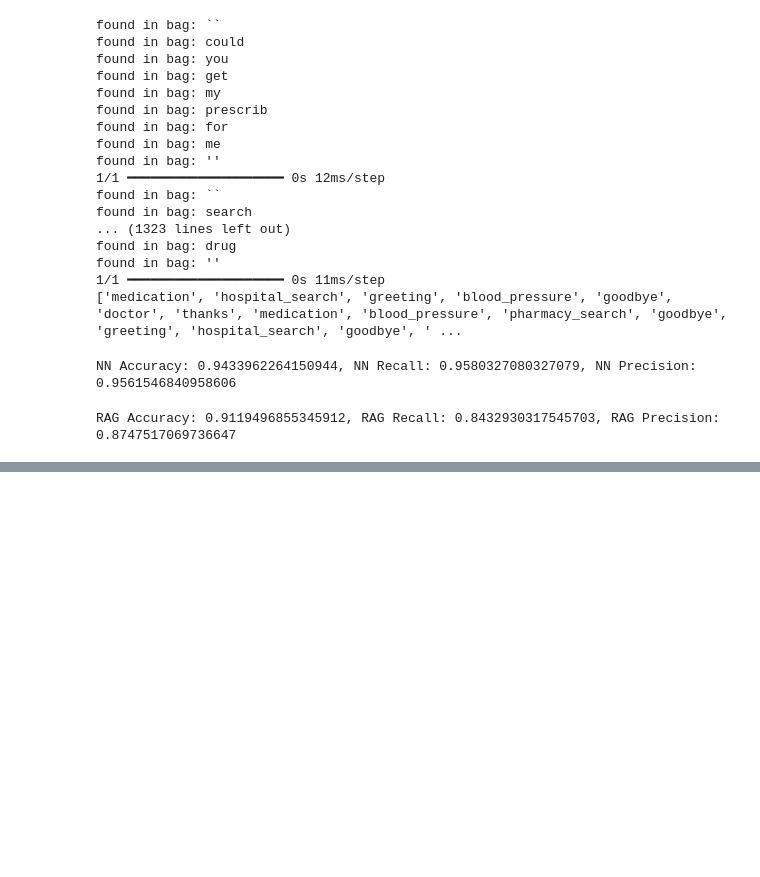
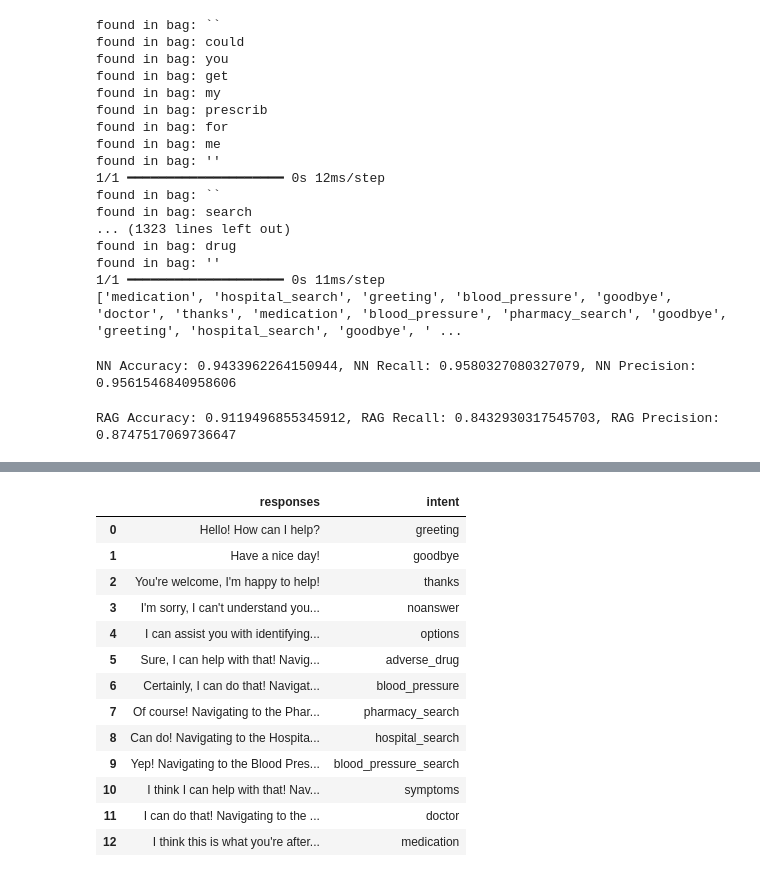
Before and after one commit to mist861/5530-Principles-of-Data-Science, a Jupyter notebook: Project/src/5530-0001_Summer-2024_Project_Chatbot_Team-Rocket_local.ipynb, the cells around one changed output, grey strips where cells are left out. Saved outputs shown, nothing was run; the diff lists cells and outputs as text; code cells hidden in the pictures; blank space fills up the shorter version.

```diff
--- a/Project/src/5530-0001_Summer-2024_Project_Chatbot_Team-Rocket_local.ipynb
+++ b/Project/src/5530-0001_Summer-2024_Project_Chatbot_Team-Rocket_local.ipynb
@@ -796,0 +689,19 @@ def blood_pressure(question_id):
+# %%
+responses_df = intent_new_df = pd.read_csv('/mnt/c/Users/willi/Downloads/responses_dataset_augmented.csv')
+# %%
+responses_df
+# %% [output]
+|  | responses | intent |
+| 0 | Hello! How can I help? | greeting |
+| 1 | Have a nice day! | goodbye |
+| 2 | You're welcome, I'm happy to help! | thanks |
+| 3 | I'm sorry, I can't understand you... | noanswer |
+| 4 | I can assist you with identifying... | options |
+| 5 | Sure, I can help with that! Navig... | adverse_drug |
+| 6 | Certainly, I can do that! Navigat... | blood_pressure |
+| 7 | Of course! Navigating to the Phar... | pharmacy_search |
+| 8 | Can do! Navigating to the Hospita... | hospital_search |
+| 9 | Yep! Navigating to the Blood Pres... | blood_pressure_search |
+| 10 | I think I can help with that! Nav... | symptoms |
+| 11 | I can do that! Navigating to the ... | doctor |
+| 12 | I think this is what you're after... | medication |
```
Also changed, not shown: parts of 25 cells of this notebook, 4 other files.
